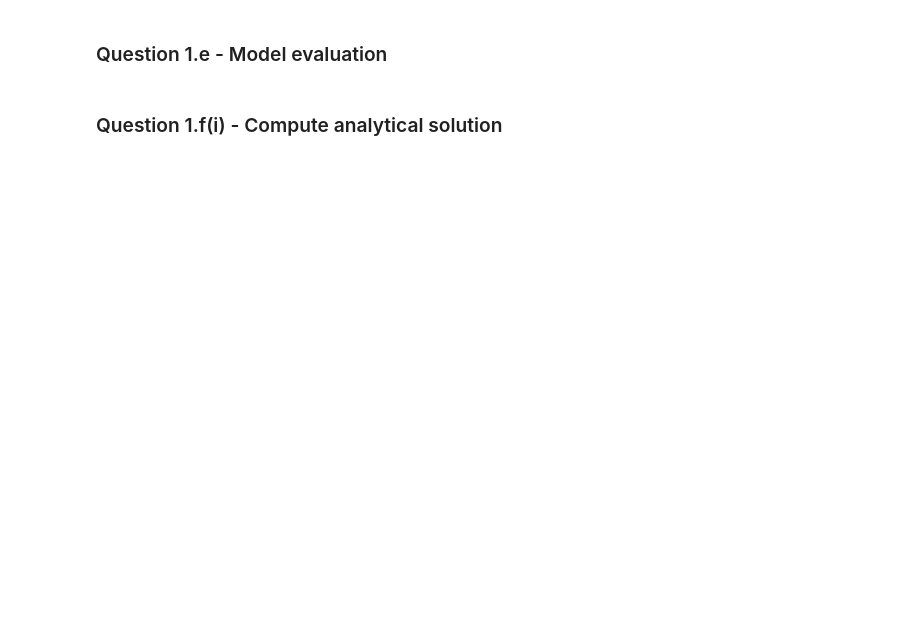
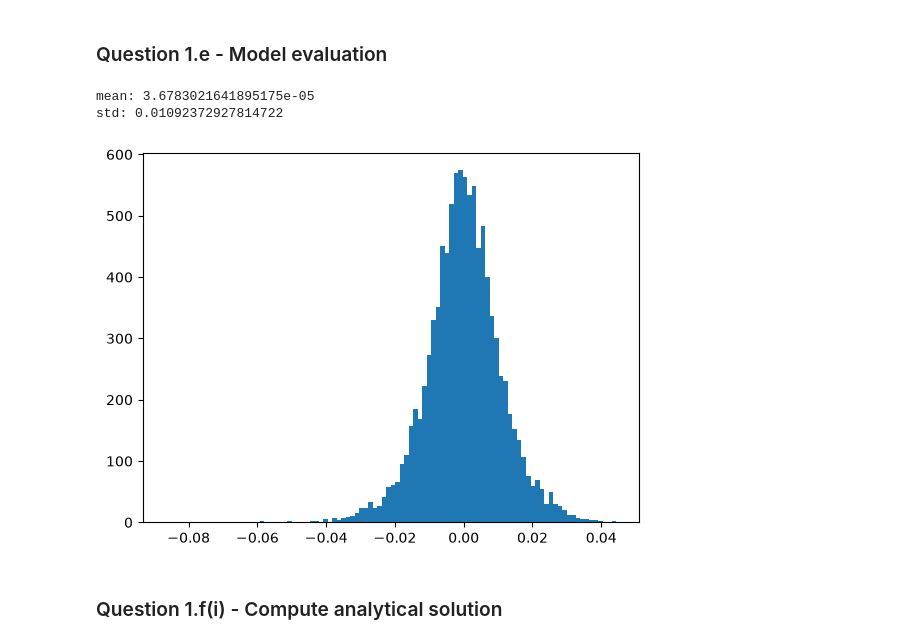
Before and after one commit to clorc/mlfi_projects_hs26, a Jupyter notebook: proj_3_deep_hedging/template3.ipynb, the cells around one changed output. Saved outputs shown, nothing was run; the diff lists cells and outputs as text; code cells hidden in the pictures; blank space fills up the shorter version.

```diff
--- a/proj_3_deep_hedging/template3.ipynb
+++ b/proj_3_deep_hedging/template3.ipynb
@@ -73,7 +73,7 @@ import torch.nn as nn
 import torch.nn.functional as F
 from torch.utils.data import DataLoader, TensorDataset
 
-from tqdm.notebook import tqdm
+from tqdm import tqdm
 
 import matplotlib.pyplot as plt
 
@@ -93,6 +93,8 @@ networks = [nn.Sequential(nn.Linear(1, nh1),
                         nn.Linear(nh2, 1))
             for _ in range(N)]
 
+networks = nn.ModuleList(networks)
+
 # Define training hyperparameters
 n_epochs = 100
 lr = 1e-2 # learning rate
@@ -100,13 +102,14 @@ batch_size = 1000
 milestones = [75]
 
 # Instantiate an optimizer (i.e. a (Stochastic) Gradient Descent algorithm)
-optimizer = torch.optim.Adam(network.parameters(), lr=lr)
+optimizer = torch.optim.Adam(networks.parameters(), lr=lr)
 
 # Instantiate a scheduler to decrease the learning rate during training according to a pre-defined rule
 scheduler = torch.optim.lr_scheduler.MultiStepLR(optimizer, milestones=milestones, gamma=0.1)
 
 # Create a batch loader from the dataset
-loader = DataLoader(dataset, batch_size=batch_size, shuffle=True)
+train_paths = torch.as_tensor(ds_train, dtype=torch.float32)
+loader = DataLoader(train_paths, batch_size=batch_size, shuffle=True)
 # %% [markdown]
 ### Question 1.d - Model training
 # %%
@@ -121,7 +178,27 @@ loader = DataLoader(dataset, batch_size=batch_size, shuffle=True)
 # %%
 # Evaluate the trained hedge on the 10,000 independent test paths.
 # Compute P&L = p + sum_j H_j(S_tj)*(S_tj+1-S_tj) - g(ST).
 # Plot its histogram and print the empirical mean and standard deviation.
+test_paths = torch.as_tensor(ds_test, dtype=torch.float32)
+
+hedges = torch.cat([
+            network(test_paths[:, j:j+1])
+            for j, network in enumerate(networks)
+        ], dim=1)
+
+errors_nn = compute_hedging_error(hedges, test_paths)
+
+mean_err = torch.mean(errors_nn)
+mean_std = torch.std(errors_nn)
+
+print(f"mean: {mean_err}\nstd: {mean_std}")
+
+plt.hist(errors_nn.detach(), bins=100)
+plt.show()
+# %% [output]
+mean: 3.6783021641895175e-05
+std: 0.01092372927814722
+[figure, added]
 # %% [markdown]
 ### Question 1.f(i) - Compute analytical solution
 # %% [markdown]
```
Also changed, not shown: parts of 14 cells of this notebook.
